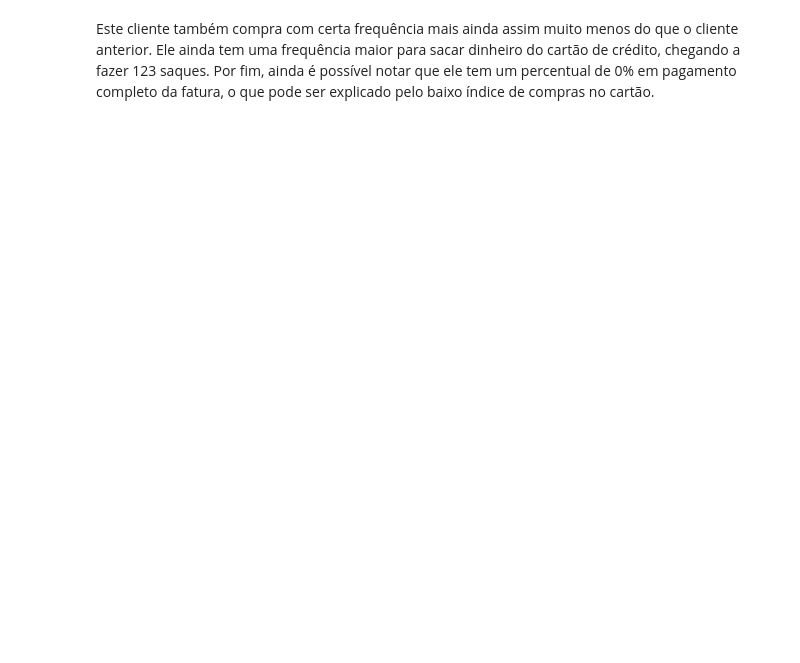
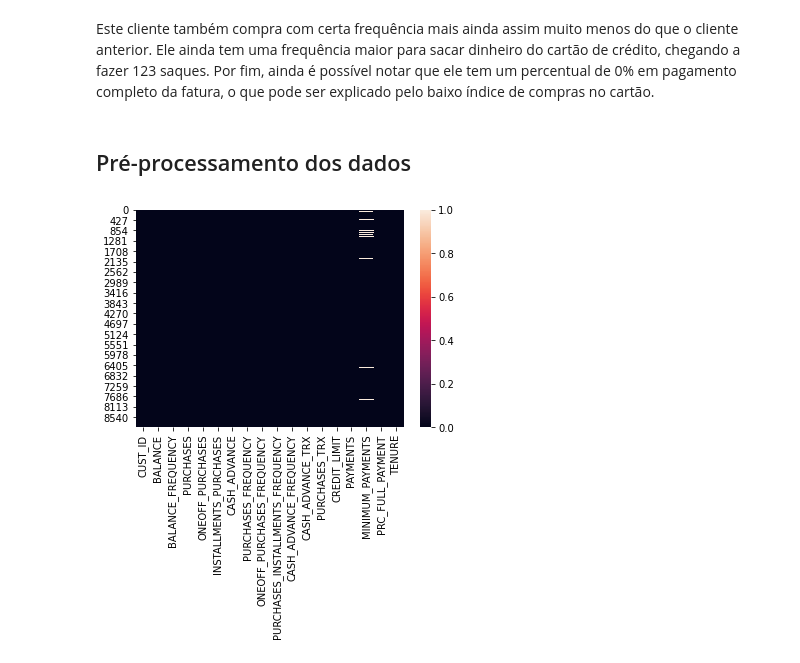
Before and after one commit to Mario-RJunior/Departamento-Marketing, a Jupyter notebook: Segmentacao_marketing.ipynb, the cells around one changed output. Saved outputs shown, nothing was run; the diff lists cells and outputs as text; code cells hidden in the pictures; blank space fills up the shorter version.

Commit message:
Fazendo pré-processamento dos dados

```diff
--- a/Segmentacao_marketing.ipynb
+++ b/Segmentacao_marketing.ipynb
@@ -87,3 +87,10 @@ creditcard_df[creditcard_df['CASH_ADVANCE'] == creditcard_df['CASH_ADVANCE'].max
 | 2159 | C12226 | 10905.05381 | 1.0 | 431.93 | 133.5 | 298.43 | 47137.21176 | ... |
 # %% [markdown]
 Este cliente também compra com certa frequência mais ainda assim muito menos do que o cliente anterior. Ele ainda tem uma frequência maior para sacar dinheiro do cartão de crédito, chegando a fazer 123 saques. Por fim, ainda é possível notar que ele tem um percentual de 0% em pagamento completo da fatura, o que pode ser explicado pelo baixo índice de compras no cartão.
+# %% [markdown]
+## Pré-processamento dos dados
+# %%
+# Procurando valores nulos
+sns.heatmap(creditcard_df.isnull());
+# %% [output]
+[figure, added]
```
Also changed, not shown: parts of 9 cells of this notebook.
